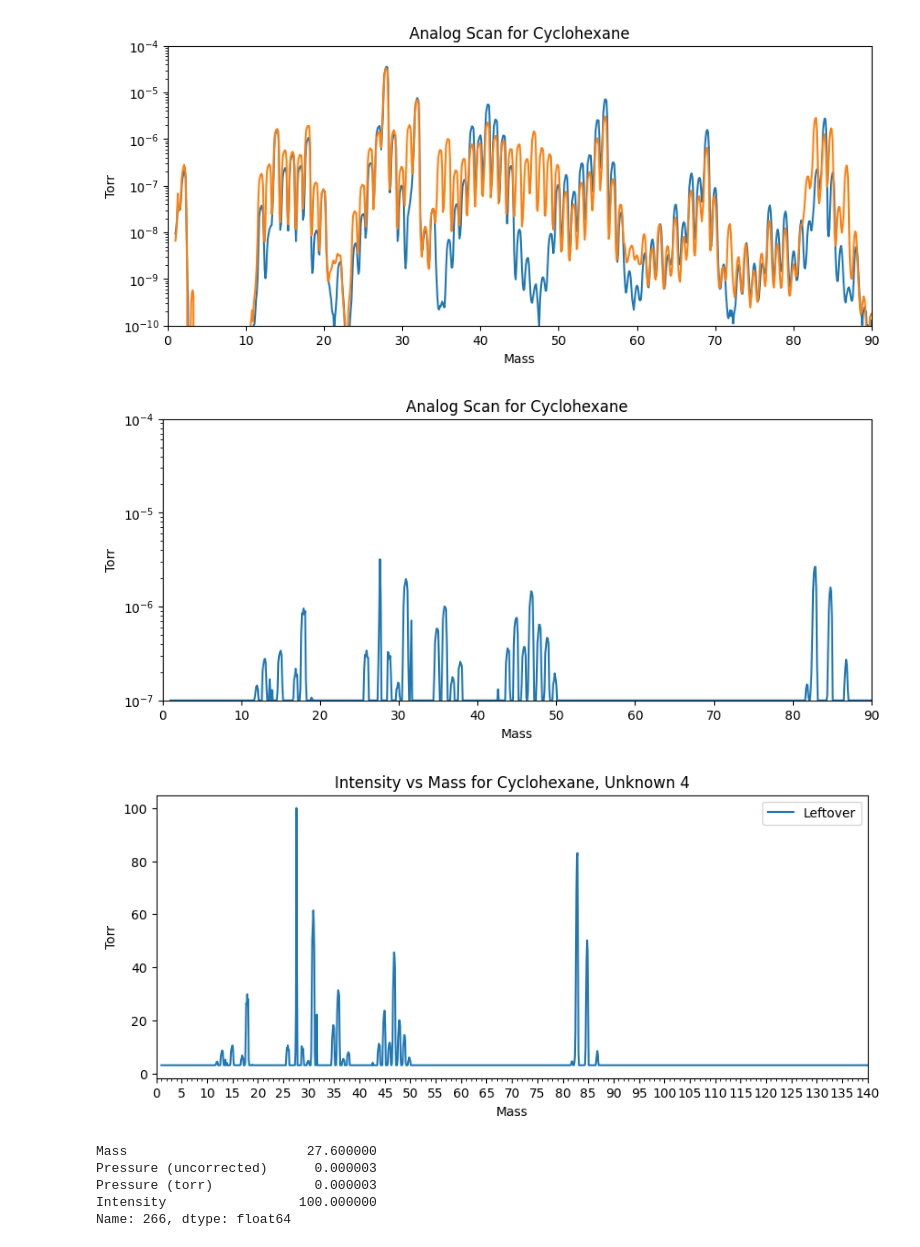
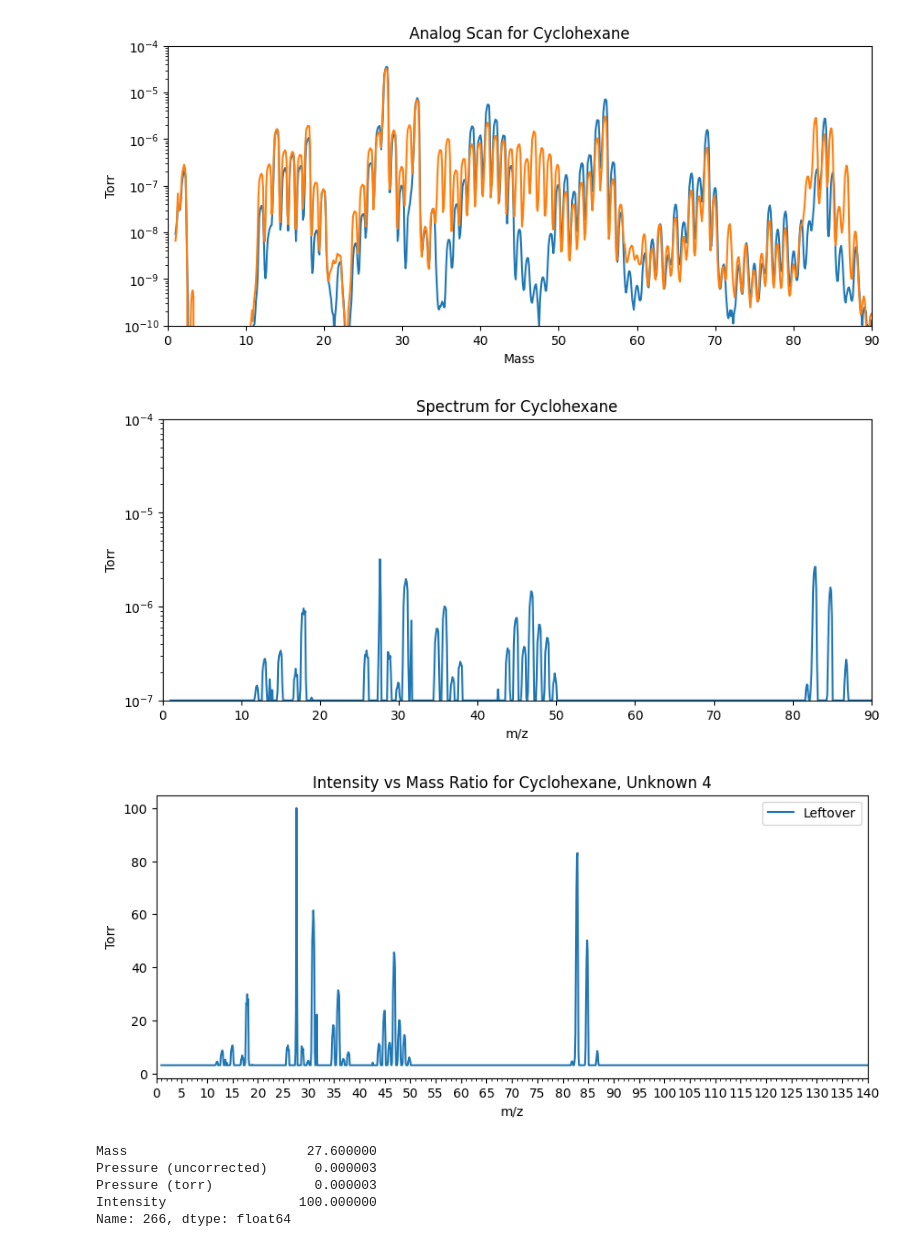
Before and after one commit to kearb-stomp/AdvLabs, a Jupyter notebook: Lab 3/Test.ipynb, the cells around one changed output. Saved outputs shown, nothing was run; the diff lists cells and outputs as text; code cells hidden in the pictures.

```diff
--- a/Lab 3/Test.ipynb
+++ b/Lab 3/Test.ipynb
@@ -149,37 +150,37 @@ ax.set_ylim(bottom=1e-7, top=1e-4)
 ax.set_xlim(0, 90)
 ax.set_yscale('log')
 ax.plot(data_dict['Leftover']['Mass'], data_dict['Leftover']['Pressure (torr)'])
-ax.set(xlabel='Mass', ylabel='Torr', title=f'Analog Scan for {key}')
+ax.set(xlabel='m/z', ylabel='Torr', title=f'Spectrum for {key}')
 plt.show()
 # %% [output]
-[figure, old version]
+[figure, new version]
 # %%
 data_dict['Leftover']['Intensity'] = data_dict['Leftover']['Pressure (torr)'] / data_dict['Leftover']['Pressure (torr)'].max() * 100
 fig, ax = plt.subplots(figsize=(10, 4))
 ax.plot(data_dict['Leftover']['Mass'], data_dict['Leftover']['Intensity'], label='Leftover', zorder=2)
 ax.xaxis.set_major_locator(MultipleLocator(5))
 ax.xaxis.set_minor_locator(MultipleLocator(1))
 ax.legend()
 #    ax.axvline(x=2,                   # x-coordinate where the line should appear
 #        color='red',            # any Matplotlib colour
 #        linestyle='--',         # '--', ':', '-.', or solid '-'
 #        linewidth=1.5,
 #        label='m/z 42')         # optional legend entry
 #    ax.axvline(x=28,                   # x-coordinate where the line should appear
 #        color='red',            # any Matplotlib colour
 #        linestyle='--',         # '--', ':', '-.', or solid '-'
 #        linewidth=1.5,
 #        label='m/z 42')         # optional legend entry
 #    ax.axvline(x=42,                   # x-coordinate where the line should appear
 #        color='red',            # any Matplotlib colour
 #        linestyle='--',         # '--', ':', '-.', or solid '-'
 #        linewidth=1.5,
 #        label='m/z 42')         # optional legend entry
 ax.set_xlim(0, 140)
-ax.set(xlabel='Mass', ylabel='Torr', title=f'Intensity vs Mass for Cyclohexane, Unknown 4')
+ax.set(xlabel='m/z', ylabel='Torr', title=f'Intensity vs Mass Ratio for Cyclohexane, Unknown 4')
 plt.show()
 # %% [output]
-[figure, old version]
+[figure, new version]
 # %%
 idx_max = data_dict['Leftover']['Intensity'].idxmax()
 print(data_dict['Leftover'].loc[idx_max])
```
Also changed, not shown: parts of 1 cell of this notebook, 4 other files.
